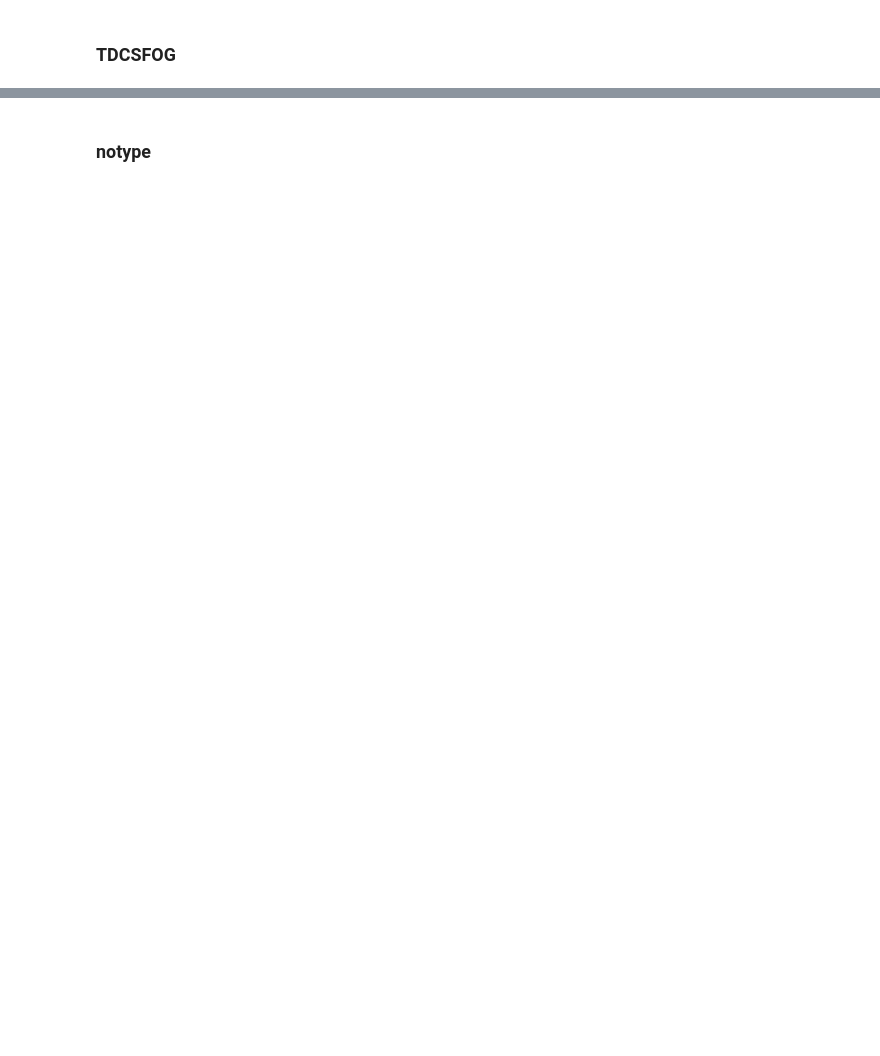
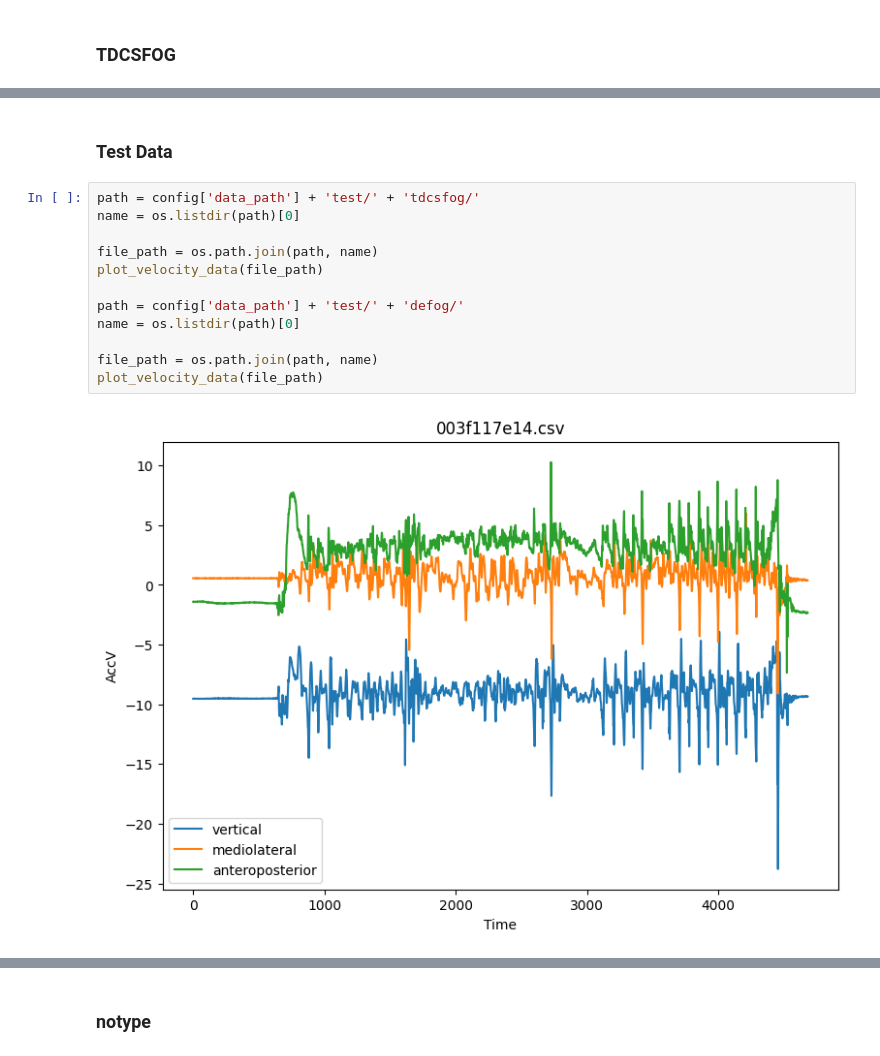
Before and after one commit to petkus/parkinsons_Kaggle, a Jupyter notebook: EDA.ipynb, the cells around one changed output, grey strips where cells are left out. Cells and saved outputs as stored; diff of their text form; blank space fills up the shorter version.

```diff
--- a/EDA.ipynb
+++ b/EDA.ipynb
@@ -116,0 +147,16 @@ for name in files[:5]:
+# %% [markdown]
+### Test Data
+# %%
+path = config['data_path'] + 'test/' + 'tdcsfog/'
+name = os.listdir(path)[0]
+
+file_path = os.path.join(path, name)
+plot_velocity_data(file_path)
+
+path = config['data_path'] + 'test/' + 'defog/'
+name = os.listdir(path)[0]
+
+file_path = os.path.join(path, name)
+plot_velocity_data(file_path)
+# %% [output]
+[figure, added]
```
Also changed, not shown: parts of 8 cells of this notebook, 2 other files.
